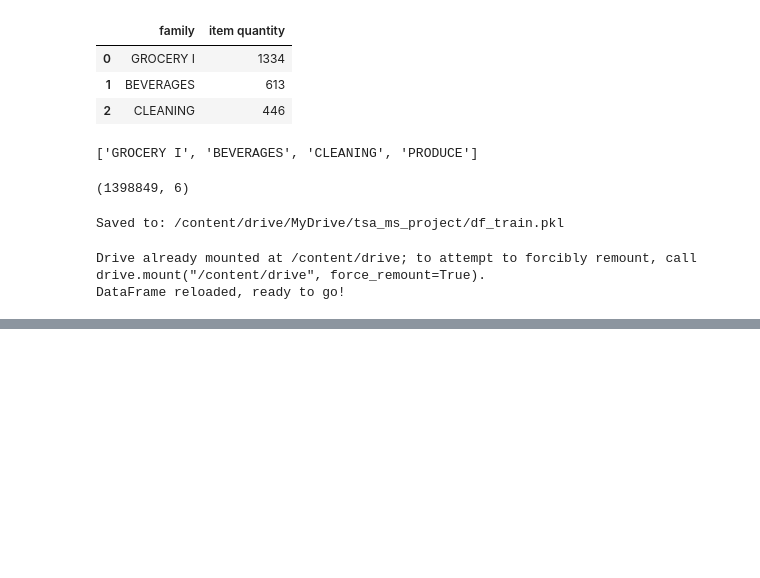
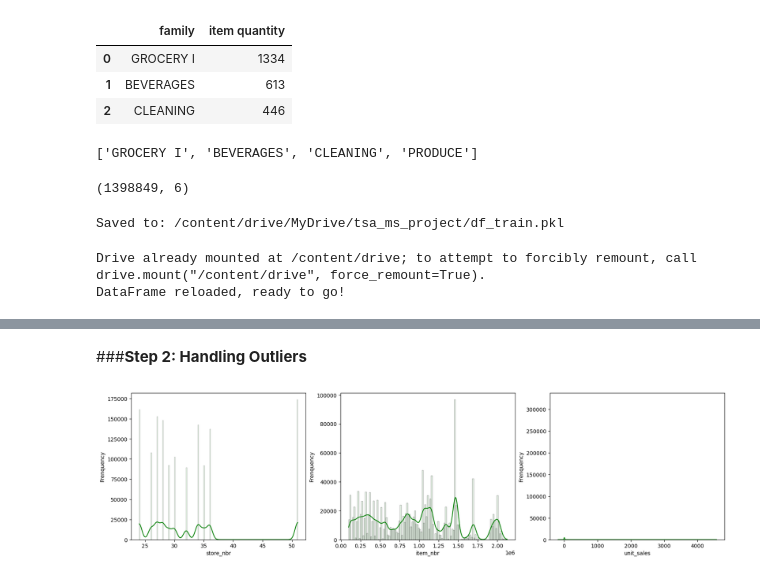
Before and after one commit to NyafeuKamdem/retail_demand_forcasting, a Jupyter notebook: data_prep.ipynb, the cells around one changed output, grey strips where cells are left out. Cells and saved outputs as stored; diff of their text form; code cells hidden in the pictures; blank space fills up the shorter version.

```diff
--- a/data_prep.ipynb
+++ b/data_prep.ipynb
@@ -149,0 +173,4 @@ DataFrame reloaded, ready to go!
+# %%
+# Givent that +92% of products are not in promotion, we will fill the missing values with FALSE
+onpromotion_mode = df_train['onpromotion'].mode()[0]
+df_train['onpromotion'] = df_train['onpromotion'].fillna(onpromotion_mode)
@@ -149,0 +188,22 @@ DataFrame reloaded, ready to go!
+# %% [markdown]
+###**Step 2: Handling Outliers**
+# %%
+num_cols_to_plot = ['store_nbr', 'item_nbr', 'unit_sales']
+# %%
+fig, axes = plt.subplots(1, 3, figsize=(20, 5))       # axes here is a 2D array.
+sns.set_style("darkgrid")                             # Setting the background style to "darkgrid".
+axes = axes.flatten()                                 # By flattening the axes, we convert it in an 1D array such that it can be iterable.
+for i, col in enumerate(num_cols_to_plot):            # enumerate allows us to iterate with i through axes and col through df_num_columns.
+  g = sns.histplot(                                   # By assigning the plot to a variable(g) we have more control over it.
+                   df_train,                          # Passing the dataset.
+                   x = col,                           # Passing the column ww want to plot.
+                   kde = True,                        # By setting the Kernel Density Estimate parameter to True, the chart will contain a smoothed curve.
+                   ax = axes[i],                      # We're asking python to plot the col in the i-th subplot(axes[i])
+                   color = "g",                       # Setting the color to blue.
+                   edgecolor= "black",                # Setting the edge color to black.
+                   alpha = 0.1                        # Setting the parameter or argument alpha(transparency) = 0.7.
+                  )
+  g.set(xlabel=col, ylabel="Frenquency")              # Setting the x and y label.
+plt.show()                                            # Showing the plot.
+# %% [output]
+[figure, added]
```
Also changed, not shown: parts of 55 cells of this notebook.
